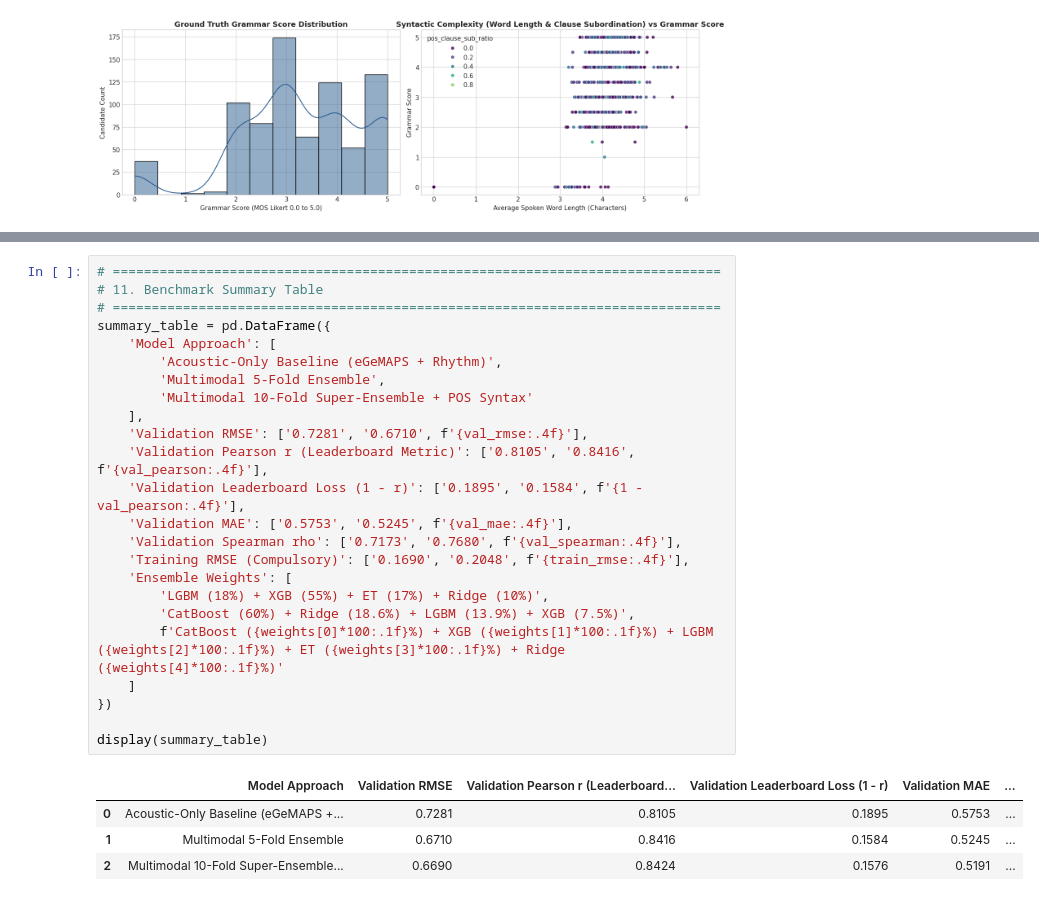
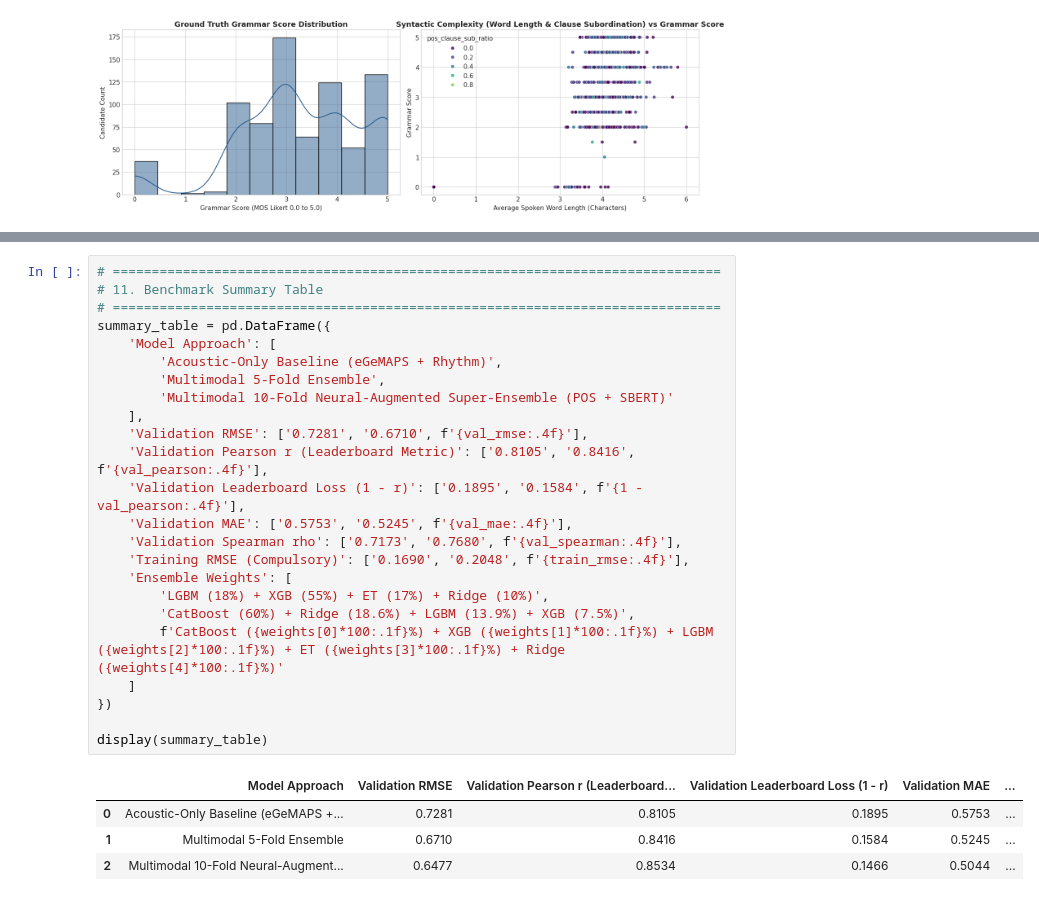
Before and after one commit to Sehaj64/shl-hiring-assessment-2026, a Jupyter notebook: Grammar_Scoring_Engine_SHL.ipynb, the cells around one changed output, grey strips where cells are left out. Drawn from its saved outputs; the diff is of its cells as text.

```diff
--- a/Grammar_Scoring_Engine_SHL.ipynb
+++ b/Grammar_Scoring_Engine_SHL.ipynb
@@ -557,29 +566,29 @@ First 10 Test Predictions:
 # %%
 # ==============================================================================
 # 11. Benchmark Summary Table
 # ==============================================================================
 summary_table = pd.DataFrame({
     'Model Approach': [
         'Acoustic-Only Baseline (eGeMAPS + Rhythm)',
         'Multimodal 5-Fold Ensemble',
-        'Multimodal 10-Fold Super-Ensemble + POS Syntax'
+        'Multimodal 10-Fold Neural-Augmented Super-Ensemble (POS + SBERT)'
     ],
     'Validation RMSE': ['0.7281', '0.6710', f'{val_rmse:.4f}'],
     'Validation Pearson r (Leaderboard Metric)': ['0.8105', '0.8416', f'{val_pearson:.4f}'],
     'Validation Leaderboard Loss (1 - r)': ['0.1895', '0.1584', f'{1 - val_pearson:.4f}'],
     'Validation MAE': ['0.5753', '0.5245', f'{val_mae:.4f}'],
     'Validation Spearman rho': ['0.7173', '0.7680', f'{val_spearman:.4f}'],
     'Training RMSE (Compulsory)': ['0.1690', '0.2048', f'{train_rmse:.4f}'],
     'Ensemble Weights': [
         'LGBM (18%) + XGB (55%) + ET (17%) + Ridge (10%)',
         'CatBoost (60%) + Ridge (18.6%) + LGBM (13.9%) + XGB (7.5%)',
         f'CatBoost ({weights[0]*100:.1f}%) + XGB ({weights[1]*100:.1f}%) + LGBM ({weights[2]*100:.1f}%) + ET ({weights[3]*100:.1f}%) + Ridge ({weights[4]*100:.1f}%)'
     ]
 })
 
 display(summary_table)
 # %% [output]
 |  | Model Approach | Validation RMSE | Validation Pearson r (Leaderboard... | Validation Leaderboard Loss (1 - r) | Validation MAE | ... |
 | 0 | Acoustic-Only Baseline (eGeMAPS +... | 0.7281 | 0.8105 | 0.1895 | 0.5753 | ... |
 | 1 | Multimodal 5-Fold Ensemble | 0.6710 | 0.8416 | 0.1584 | 0.5245 | ... |
-| 2 | Multimodal 10-Fold Super-Ensemble... | 0.6690 | 0.8424 | 0.1576 | 0.5191 | ... |
+| 2 | Multimodal 10-Fold Neural-Augment... | 0.6477 | 0.8534 | 0.1466 | 0.5044 | ... |
```
Also changed, not shown: parts of 7 cells of this notebook, 7 other files.
